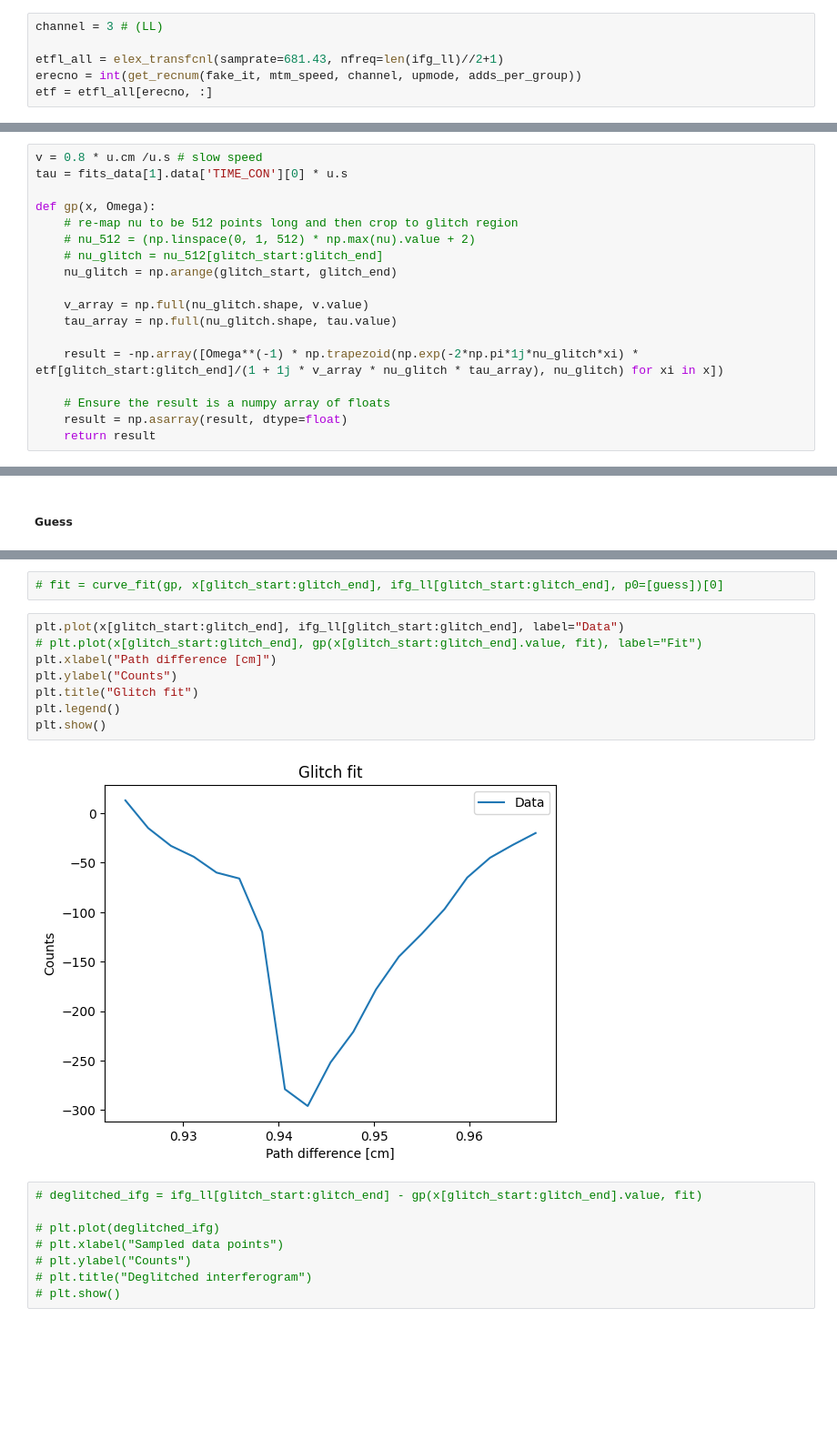
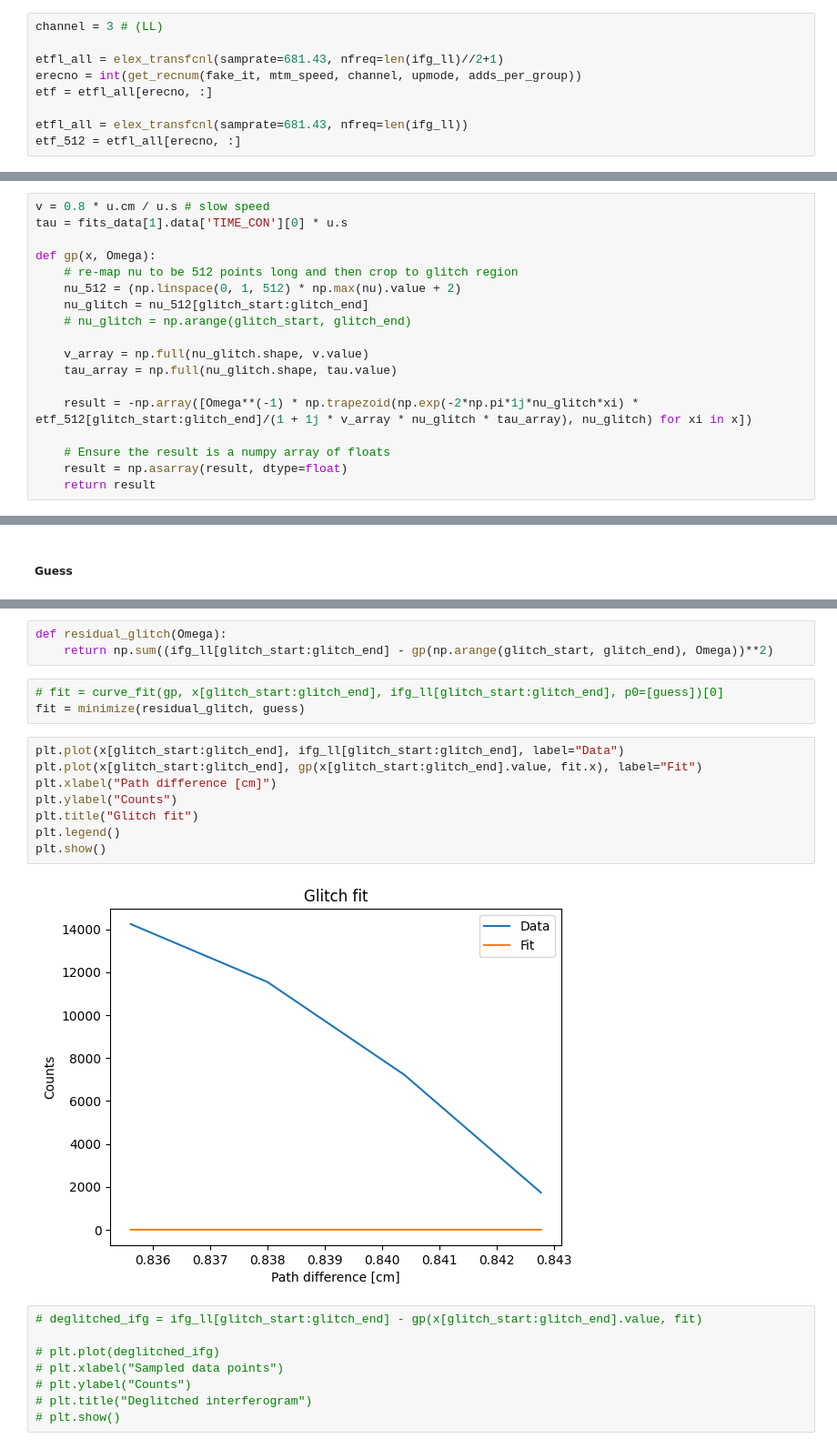
Before and after one commit to Cosmoglobe/FIRAS-Pass5, a Jupyter notebook: commander3/todscripts/firas/src/eda/produce_spectra.ipynb, the cells around one changed output, grey strips where cells are left out. Shown at 91% size. Saved outputs shown, nothing was run; the diff lists cells and outputs as text; blank space fills up the shorter version.

```diff
--- a/commander3/todscripts/firas/src/eda/produce_spectra.ipynb
+++ b/commander3/todscripts/firas/src/eda/produce_spectra.ipynb
@@ -212,6 +204,9 @@ channel = 3 # (LL)
 etfl_all = elex_transfcnl(samprate=681.43, nfreq=len(ifg_ll)//2+1)
 erecno = int(get_recnum(fake_it, mtm_speed, channel, upmode, adds_per_group))
 etf = etfl_all[erecno, :]
+
+etfl_all = elex_transfcnl(samprate=681.43, nfreq=len(ifg_ll))
+etf_512 = etfl_all[erecno, :]
 # %% [markdown]
 #### FITS data
 # %%
@@ -219,19 +214,19 @@ fits_data = fits.open('./../../reference/FIRAS_CALIBRATION_MODEL_LLSS.FITS')
 # %% [markdown]
 #### Glitch profile
 # %%
-v = 0.8 * u.cm /u.s # slow speed
+v = 0.8 * u.cm / u.s # slow speed
 tau = fits_data[1].data['TIME_CON'][0] * u.s
 
 def gp(x, Omega):
     # re-map nu to be 512 points long and then crop to glitch region
-    # nu_512 = (np.linspace(0, 1, 512) * np.max(nu).value + 2)
-    # nu_glitch = nu_512[glitch_start:glitch_end]
-    nu_glitch = np.arange(glitch_start, glitch_end)
+    nu_512 = (np.linspace(0, 1, 512) * np.max(nu).value + 2)
+    nu_glitch = nu_512[glitch_start:glitch_end]
+    # nu_glitch = np.arange(glitch_start, glitch_end)
 
     v_array = np.full(nu_glitch.shape, v.value)
     tau_array = np.full(nu_glitch.shape, tau.value)
 
-    result = -np.array([Omega**(-1) * np.trapezoid(np.exp(-2*np.pi*1j*nu_glitch*xi) * etf[glitch_start:glitch_end]/(1 + 1j * v_array * nu_glitch * tau_array), nu_glitch) for xi in x])
+    result = -np.array([Omega**(-1) * np.trapezoid(np.exp(-2*np.pi*1j*nu_glitch*xi) * etf_512[glitch_start:glitch_end]/(1 + 1j * v_array * nu_glitch * tau_array), nu_glitch) for xi in x])
 
     # Ensure the result is a numpy array of floats
     result = np.asarray(result, dtype=float)
@@ -251,15 +246,19 @@ plt.show()
+# %%
+def residual_glitch(Omega):
+    return np.sum((ifg_ll[glitch_start:glitch_end] - gp(np.arange(glitch_start, glitch_end), Omega))**2)
 # %%
 # fit = curve_fit(gp, x[glitch_start:glitch_end], ifg_ll[glitch_start:glitch_end], p0=[guess])[0]
+fit = minimize(residual_glitch, guess)
 # %%
 plt.plot(x[glitch_start:glitch_end], ifg_ll[glitch_start:glitch_end], label="Data")
-# plt.plot(x[glitch_start:glitch_end], gp(x[glitch_start:glitch_end].value, fit), label="Fit")
+plt.plot(x[glitch_start:glitch_end], gp(x[glitch_start:glitch_end].value, fit.x), label="Fit")
 plt.xlabel("Path difference [cm]")
 plt.ylabel("Counts")
 plt.title("Glitch fit")
 plt.legend()
 plt.show()
 # %% [output]
-[figure, old version]
+[figure, new version]
 # %%
 # deglitched_ifg = ifg_ll[glitch_start:glitch_end] - gp(x[glitch_start:glitch_end].value, fit)
 
```
Also changed, not shown: parts of 27 cells of this notebook, 1 other file.
